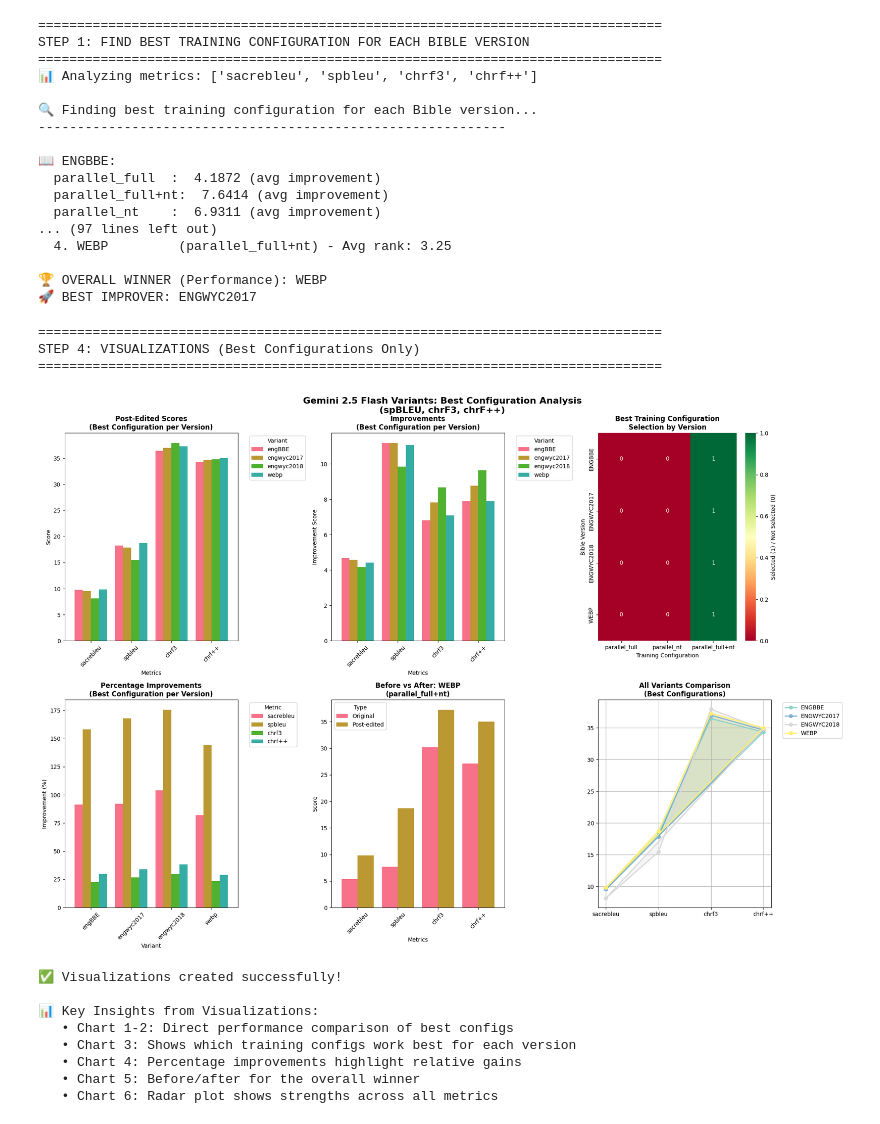
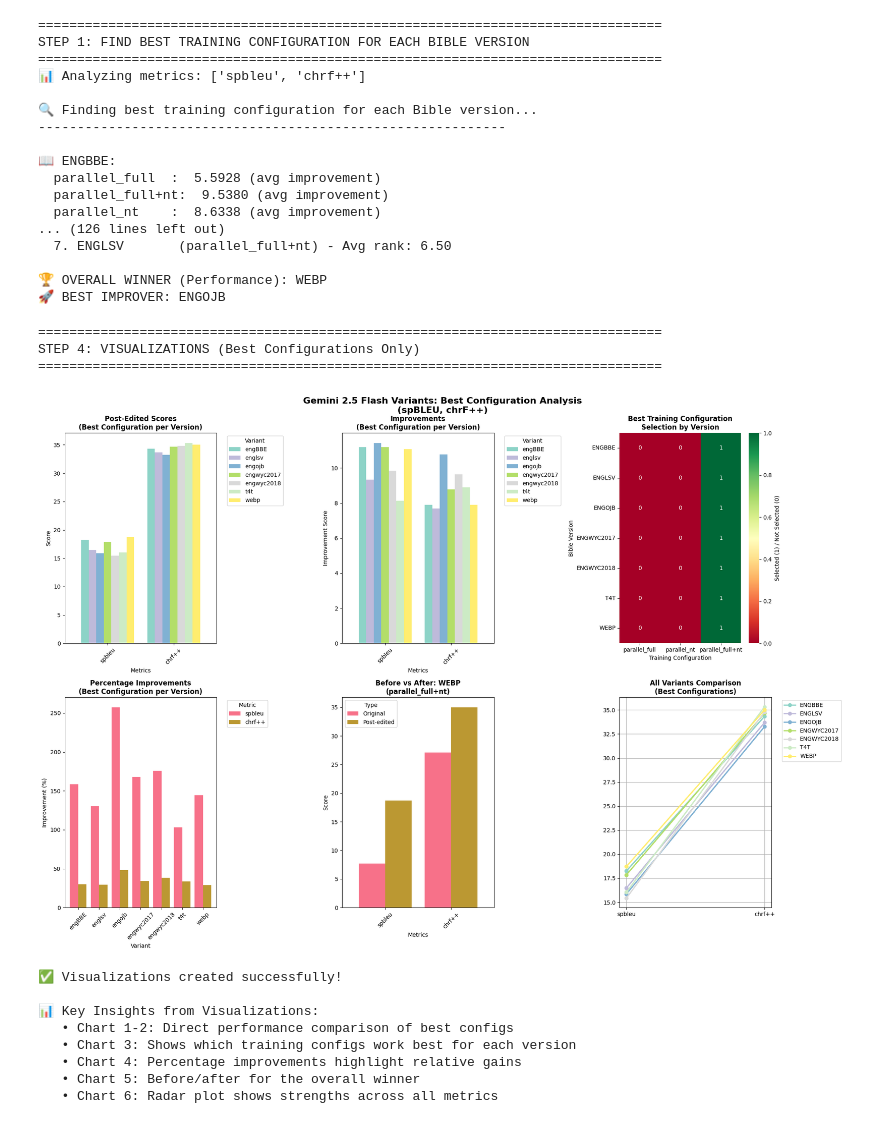
Before and after one commit to LazarusNLP/bible-nmt, a Jupyter notebook: notebooks/analyze_post_editing_parallel.ipynb, the cells around one changed output. Saved outputs shown, nothing was run; the diff lists cells and outputs as text; code cells hidden in the pictures.

```diff
--- a/notebooks/analyze_post_editing_parallel.ipynb
+++ b/notebooks/analyze_post_editing_parallel.ipynb
@@ -38,6 +38,11 @@ def load_gemini_results(base_dir):
             # Look for the filtered metrics JSON file
             json_pattern = os.path.join(parallel_dir, "*-filtered_metrics.json")
             json_files = glob.glob(json_pattern)
+
+            # If filtered metrics not found, look for regular metrics JSON file
+            if not json_files:
+                json_pattern = os.path.join(parallel_dir, "*_metrics.json")
+                json_files = glob.glob(json_pattern)
 
             if json_files:
                 json_file = json_files[0]  # Take the first match
@@ -147,7 +152,7 @@ print("STEP 1: FIND BEST TRAINING CONFIGURATION FOR EACH BIBLE VERSION")
 print("=" * 80)
 
 # Focus on the requested metrics only
-metrics_to_analyze = ['sacrebleu', 'spbleu', 'chrf3', 'chrf++']
+metrics_to_analyze = ['spbleu', 'chrf++']
 print(f"📊 Analyzing metrics: {metrics_to_analyze}")
 
 print("\n🔍 Finding best training configuration for each Bible version...")
@@ -160,7 +165,7 @@ for variant in df_improvements['variant'].unique():
 
     variant_data = df_improvements[df_improvements['variant'] == variant]
 
-    # Calculate average improvement across the 3 metrics for each training config
+    # Calculate average improvement across the metrics for each training config
     config_scores = {}
     for training_config in variant_data['training_config'].unique():
         config_data = variant_data[variant_data['training_config'] == training_config]
@@ -286,20 +291,20 @@ print(f"🚀 BEST IMPROVER: {sorted_imp_rankings[0][0].upper()}")
 ================================================================================
 STEP 1: FIND BEST TRAINING CONFIGURATION FOR EACH BIBLE VERSION
 ================================================================================
-📊 Analyzing metrics: ['sacrebleu', 'spbleu', 'chrf3', 'chrf++']
+📊 Analyzing metrics: ['spbleu', 'chrf++']
 
 🔍 Finding best training configuration for each Bible version...
 ------------------------------------------------------------
 
 📖 ENGBBE:
-  parallel_full  :  4.1872 (avg improvement)
-  parallel_full+nt:  7.6414 (avg improvement)
-  parallel_nt    :  6.9311 (avg improvement)
-... (97 lines left out)
-  4. WEBP         (parallel_full+nt) - Avg rank: 3.25
+  parallel_full  :  5.5928 (avg improvement)
+  parallel_full+nt:  9.5380 (avg improvement)
+  parallel_nt    :  8.6338 (avg improvement)
+... (126 lines left out)
+  7. ENGLSV       (parallel_full+nt) - Avg rank: 6.50
 
 🏆 OVERALL WINNER (Performance): WEBP
-🚀 BEST IMPROVER: ENGWYC2017
+🚀 BEST IMPROVER: ENGOJB
 # %%
 # Create comprehensive visualizations for BEST CONFIGURATIONS ONLY
 print("\n" + "=" * 80)
@@ -307,12 +312,16 @@ print("STEP 4: VISUALIZATIONS (Best Configurations Only)")
 print("=" * 80)
 
 fig, axes = plt.subplots(2, 3, figsize=(20, 14))
-fig.suptitle('Gemini 2.5 Flash Variants: Best Configuration Analysis\n(spBLEU, chrF3, chrF++)', fontsize=16, fontweight='bold')
+fig.suptitle('Gemini 2.5 Flash Variants: Best Configuration Analysis\n(spBLEU, chrF++)', fontsize=16, fontweight='bold')
+
+# Dynamically generate colors for all variants
+num_variants = len(best_config_data)
+dynamic_colors = plt.cm.Set3(np.linspace(0, 1, num_variants))
 
 # 1. Post-edited scores (best configs only)
 ax1 = axes[0, 0]
 best_pe_plot_data = best_pe_df.set_index('variant')[metrics_to_analyze].T
-best_pe_plot_data.plot(kind='bar', ax=ax1, width=0.8)
+best_pe_plot_data.plot(kind='bar', ax=ax1, width=0.8, color=dynamic_colors)
 ax1.set_title('Post-Edited Scores\n(Best Configuration per Version)', fontweight='bold')
 ax1.set_xlabel('Metrics')
 ax1.set_ylabel('Score')
@@ -322,7 +331,7 @@ ax1.tick_params(axis='x', rotation=45)
 # 2. Improvements (best configs only)
 ax2 = axes[0, 1]
 best_imp_plot_data = best_imp_df.set_index('variant')[metrics_to_analyze].T
-best_imp_plot_data.plot(kind='bar', ax=ax2, width=0.8)
+best_imp_plot_data.plot(kind='bar', ax=ax2, width=0.8, color=dynamic_colors)
 ax2.set_title('Improvements\n(Best Configuration per Version)', fontweight='bold')
 ax2.set_xlabel('Metrics')
 ax2.set_ylabel('Improvement Score')
@@ -396,39 +405,38 @@ ax6 = axes[1, 2]
 angles = np.linspace(0, 2 * np.pi, len(metrics_to_analyze), endpoint=False)
 angles = np.concatenate((angles, [angles[0]]))  # Complete the circle
 
-colors = plt.cm.Set3(np.linspace(0, 1, len(best_config_data)))
-
+# Use the same dynamic colors
 for i, config in enumerate(best_config_data):
     variant = config['variant']
     data = config['data']
 
     values = [data['post_edited_metrics'][m] for m in metrics_to_analyze]
     values += [values[0]]  # Complete the circle
 
-    ax6.plot(angles, values, 'o-', linewidth=2, label=f"{variant.upper()}", color=colors[i])
-    ax6.fill(angles, values, alpha=0.25, color=colors[i])
+    ax6.plot(angles, values, 'o-', linewidth=2, label=f"{variant.upper()}", color=dynamic_colors[i])
+    ax6.fill(angles, values, alpha=0.25, color=dynamic_colors[i])
 
 ax6.set_xticks(angles[:-1])
 ax6.set_xticklabels(metrics_to_analyze)
 ax6.set_title('All Variants Comparison\n(Best Configurations)', fontweight='bold')
 ax6.legend(bbox_to_anchor=(1.05, 1), loc='upper left')
 ax6.grid(True)
 
 plt.tight_layout()
 plt.show()
 
 print("✅ Visualizations created successfully!")
 print("\n📊 Key Insights from Visualizations:")
 print("   • Chart 1-2: Direct performance comparison of best configs")
 print("   • Chart 3: Shows which training configs work best for each version")
 print("   • Chart 4: Percentage improvements highlight relative gains")
 print("   • Chart 5: Before/after for the overall winner")
 print("   • Chart 6: Radar plot shows strengths across all metrics")
 # %% [output]
 ================================================================================
 STEP 4: VISUALIZATIONS (Best Configurations Only)
 ================================================================================
-[figure, old version]
+[figure, new version]
 ✅ Visualizations created successfully!
 
 📊 Key Insights from Visualizations:
```
Also changed, not shown: parts of 9 cells of this notebook, 27 other files.
